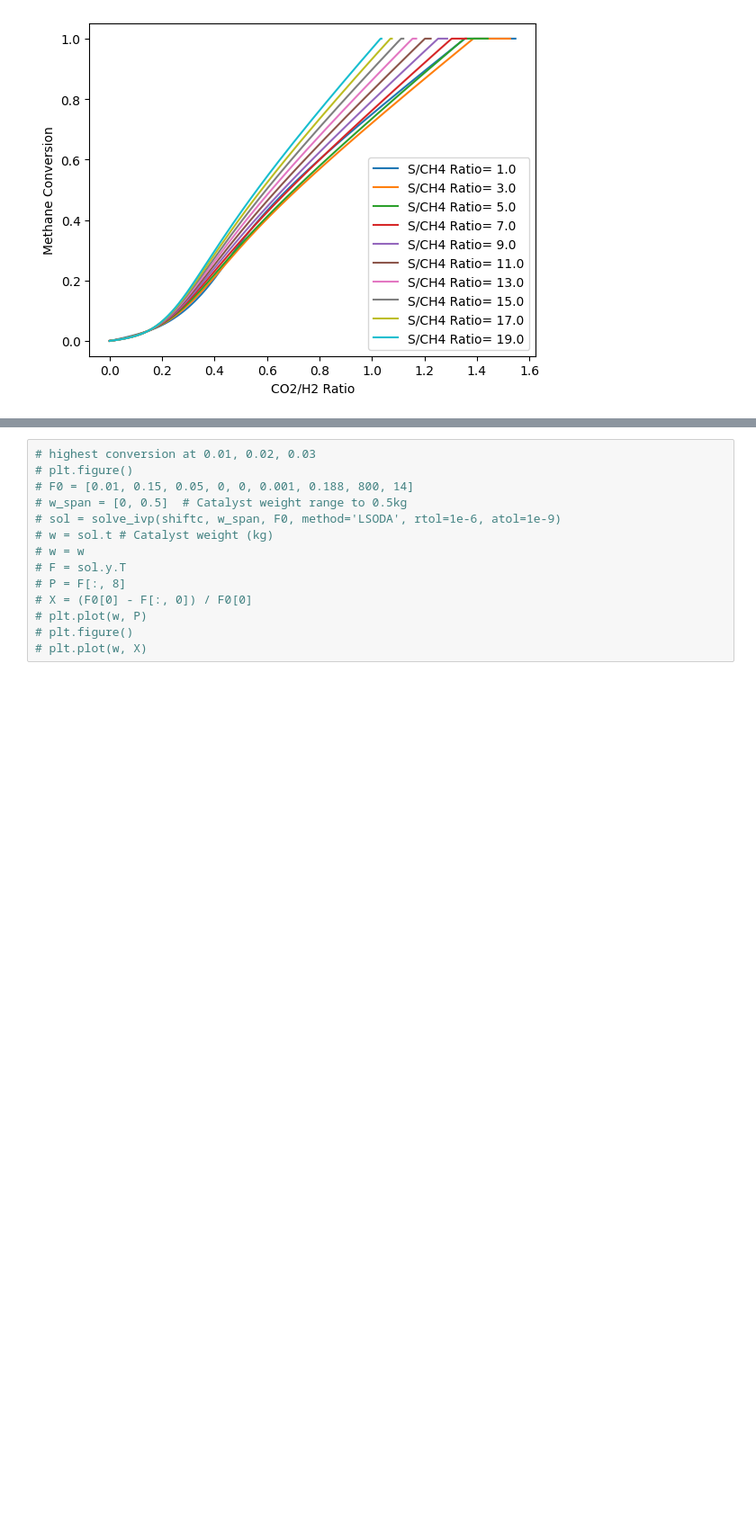
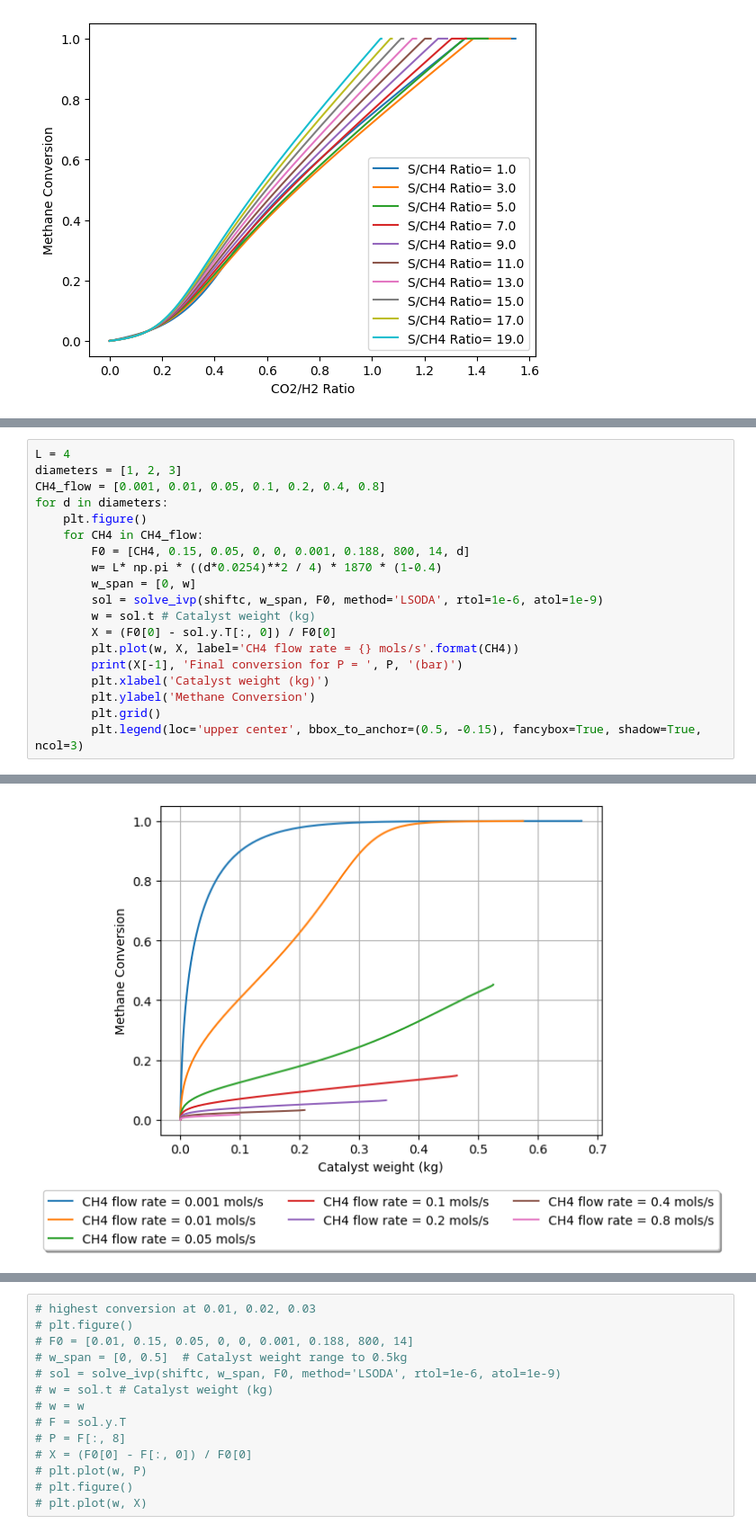
Before and after one commit to catvanille/project, a Jupyter notebook: shift.ipynb, the cells around one changed output, grey strips where cells are left out. Shown at 90% size. Drawn from its saved outputs; the diff is of its cells as text; blank space fills up the shorter version.

```diff
--- a/shift.ipynb
+++ b/shift.ipynb
@@ -919,0 +1099,20 @@ for i in range(1,  10):
+# %%
+L = 4
+diameters = [1, 2, 3]
+CH4_flow = [0.001, 0.01, 0.05, 0.1, 0.2, 0.4, 0.8]
+for d in diameters:
+    plt.figure()
+    for CH4 in CH4_flow:
+        F0 = [CH4, 0.15, 0.05, 0, 0, 0.001, 0.188, 800, 14, d]
+        w= L* np.pi * ((d*0.0254)**2 / 4) * 1870 * (1-0.4)
+        w_span = [0, w]
+        sol = solve_ivp(shiftc, w_span, F0, method='LSODA', rtol=1e-6, atol=1e-9)
+        w = sol.t # Catalyst weight (kg)
+        X = (F0[0] - sol.y.T[:, 0]) / F0[0]
+        plt.plot(w, X, label='CH4 flow rate = {} mols/s'.format(CH4))
+        print(X[-1], 'Final conversion for P = ', P, '(bar)')
+        plt.xlabel('Catalyst weight (kg)')
+        plt.ylabel('Methane Conversion')
+        plt.grid()
+        plt.legend(loc='upper center', bbox_to_anchor=(0.5, -0.15), fancybox=True, shadow=True, ncol=3)
+# %% [output]
@@ -919,0 +1136 @@ for i in range(1,  10):
+[figure, added]
```
Also changed, not shown: parts of 14 cells of this notebook, 27 other files.
